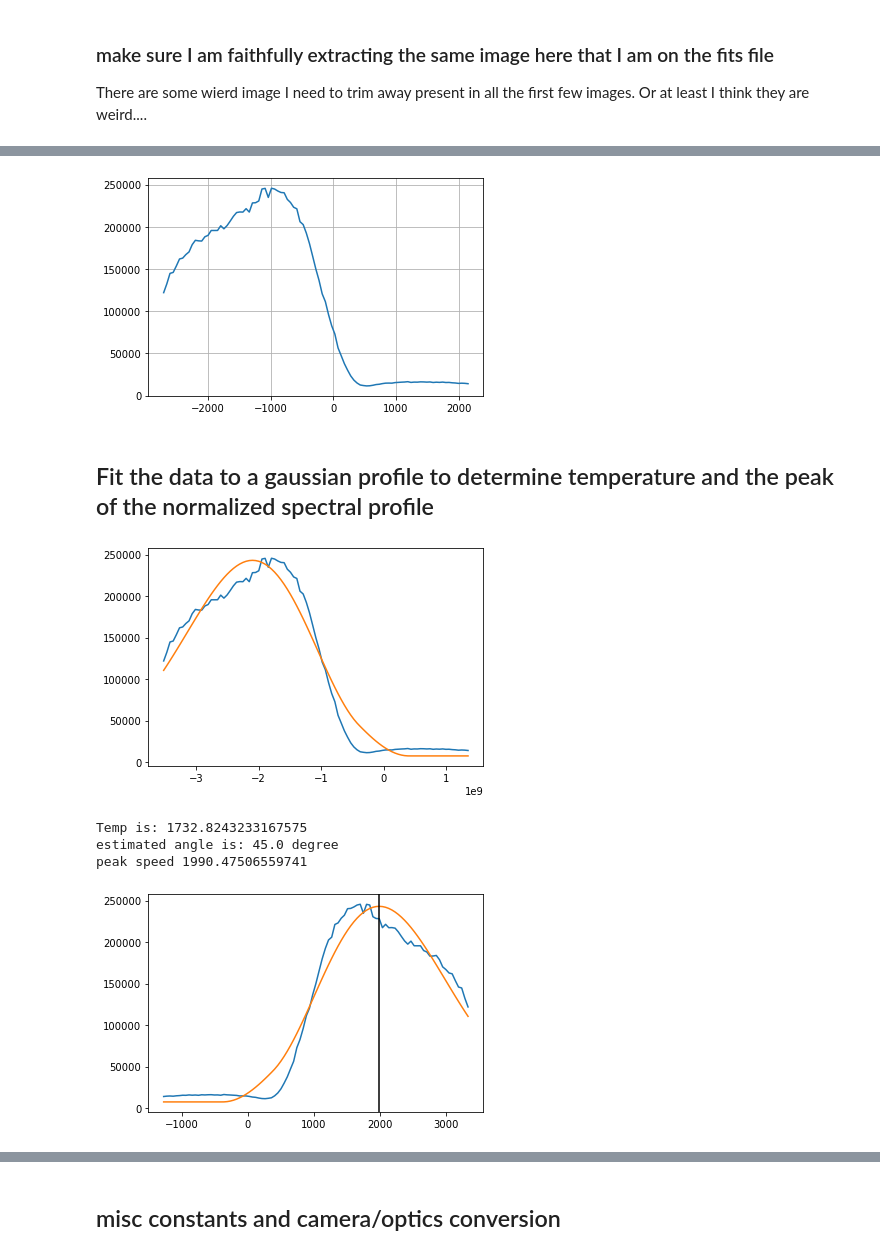
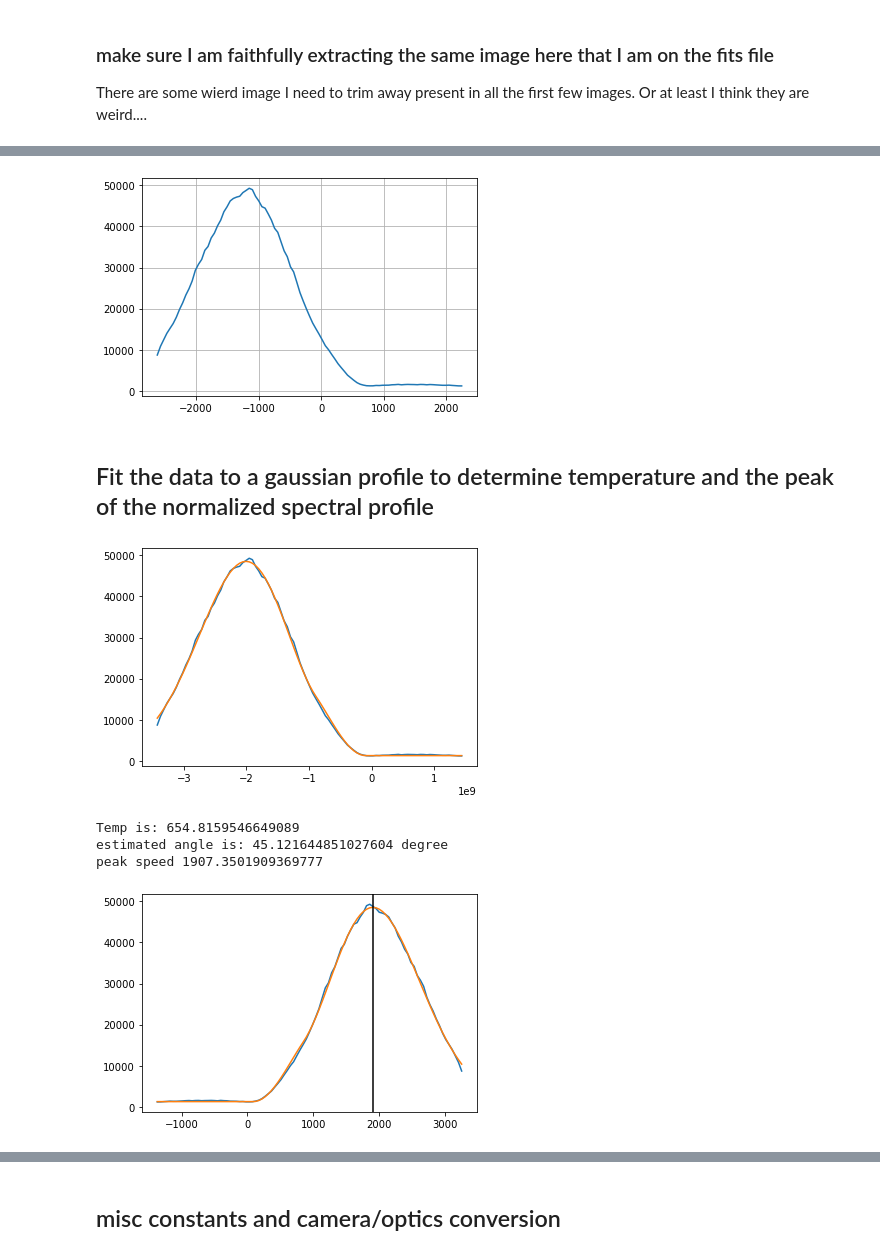
Before and after one commit to BillyTheKidPhysicist/pythonNotebooksAndTools, a Jupyter notebook: ovenFluxMeasure.ipynb, the cells around one changed output, grey strips where cells are left out. Drawn from its saved outputs; the diff is of its cells as text; code cells hidden in the pictures.

```diff
--- a/ovenFluxMeasure.ipynb
+++ b/ovenFluxMeasure.ipynb
@@ -10,7 +10,7 @@ import matplotlib.pyplot as plt
 #run 16 and 18 are from 1_20_2022
 #others are from 1_27_2022
 
-runName='run58'
+runName='run20'
 atomicBeamRadiusDict={'run18':5e-3,'run16':7.5e-3,'run20':5e-3,'run21':5e-3,'run22':5e-3,'run23':5e-3,'run62':5e-3,'run58':5e-3}
 #really rough guess for run16. FOr others I assume they are the same as run18 because the laser is in the same place
 #beacuse it appears to be so
@@ -117,11 +117,12 @@ plt.plot(freqArr/1e6,spectralProfile)
 plt.grid()
 plt.show()
 # %% [output]
-[figure, old version]
+[figure, new version]
 # %% [markdown]
 ## Fit the data to a gaussian profile to determine temperature and the peak of the normalized spectral profile
 # %%
 angle=np.pi/4
+lam=670.776e-9
 def deltaFreqToVelocity(deltaFreq,angle):
     return -deltaFreq*lam/np.cos(angle)
 # %%
@@ -147,39 +148,38 @@ def maxwell_Boltzman_Speed(s,T):
         return 0.0
     sigma_T=np.sqrt(kb*T/m) # m/s
     sMean=np.sqrt(np.pi*kb*T/(2*m)) #to normalize
     return s**2*np.exp(-.5*s**2/sigma_T**2)/sMean**2
 def spectral_Profile_Func(freq,freq0,a,b,T,tilt):
-    tilt=50*np.pi/180
     vT1=deltaFreqToVelocity(freq-freq0,tilt)
     vT2=deltaFreqToVelocity(freq-freq0-hyperfineSep,tilt)
     normSignal=a*peakWeights[0]*maxwell_Boltzman_Speed(vT1,T)
     normSignal+=a*peakWeights[1]*maxwell_Boltzman_Speed(vT2,T)
     return normSignal+b
 freqArrFit=freqArr-hyperfineSep
 minAngle=40*np.pi/180
 maxAngle=55*np.pi/180
 bounds=[(-np.inf,0.0,-np.inf,100.0,minAngle),(np.inf,np.inf,np.inf,np.inf,maxAngle)]
 guess=[-1e8,spectralProfile.max(),0.0,800.0,np.pi/4]
 params=spo.curve_fit(spectral_Profile_Func,freqArrFit,spectralProfile,p0=guess,bounds=bounds)[0]
 v=deltaFreqToVelocity(freqArrFit,params[-1])
 
 plt.plot(freqArrFit,spectralProfile)
 plt.plot(freqArrFit,spectral_Profile_Func(freqArrFit,*params))
 plt.show()
 peakVelocity=v[np.argmax(spectral_Profile_Func(freqArrFit,*params))]
 print('Temp is:',params[3])
 print('estimated angle is:',180*params[-1]/np.pi,'degree')
 print('peak speed',peakVelocity)
 plt.plot(v,spectralProfile)
 plt.plot(v,spectral_Profile_Func(freqArrFit,*params))
 plt.axvline(x=peakVelocity,c='black')
 plt.show()
 # %% [output]
-[figure, old version]
+[figure, new version]
-Temp is: 1732.8243233167575
-estimated angle is: 45.0 degree
-peak speed 1990.47506559741
+Temp is: 654.8159546649089
+estimated angle is: 45.121644851027604 degree
+peak speed 1907.3501909369777
-[figure, old version]
+[figure, new version]
 # %%
 #in radians per second
 #get the area from the above fit
```
Also changed, not shown: parts of 5 cells of this notebook.
